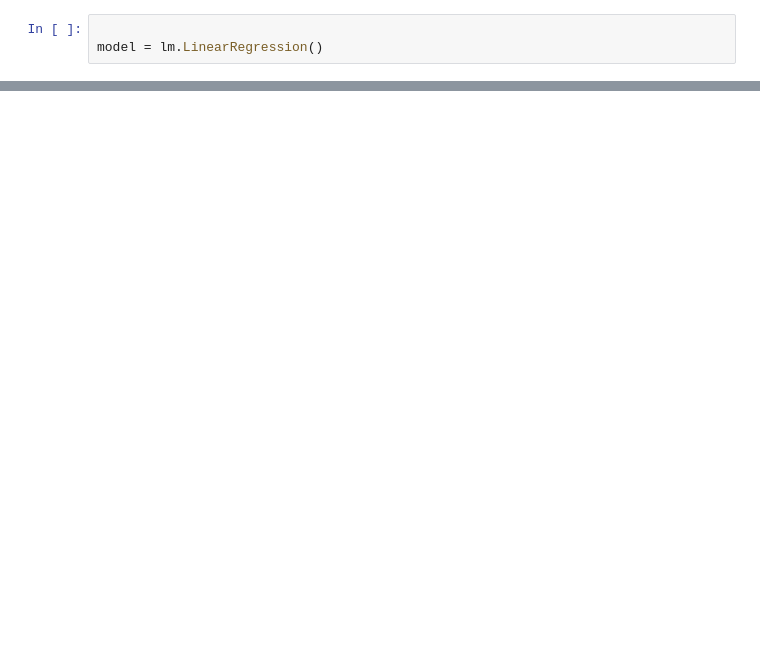
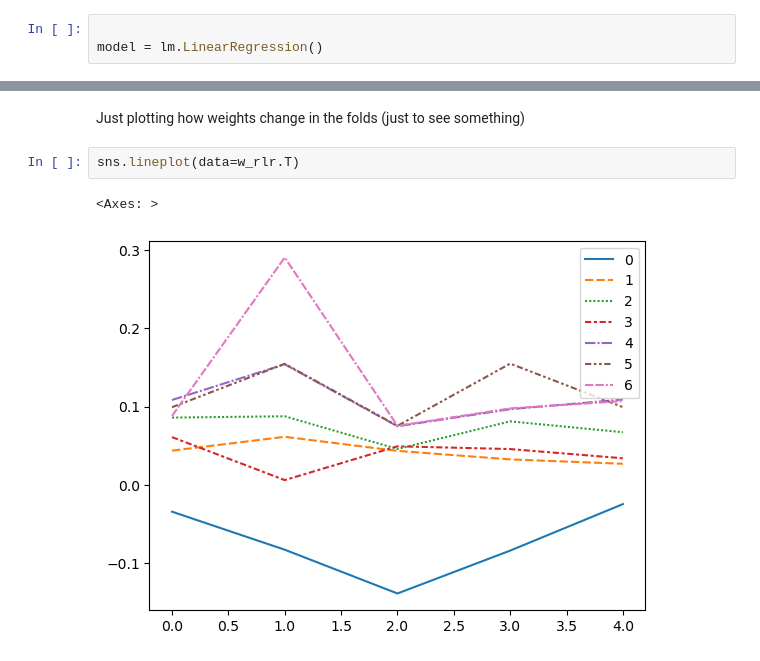
Before and after one commit to DaSquire/Intro_To_ML, a Jupyter notebook: Project2/regression.ipynb, the cells around one changed output, grey strips where cells are left out. Saved outputs shown, nothing was run; the diff lists cells and outputs as text; blank space fills up the shorter version.

```diff
--- a/Project2/regression.ipynb
+++ b/Project2/regression.ipynb
@@ -139,0 +169,7 @@ for train_index, test_index in CV.split(X,y):
+# %% [markdown]
+ Just plotting how weights change in the folds (just to see something)
+# %%
+sns.lineplot(data=w_rlr.T)
+# %% [output]
+<Axes: >
+[figure, added]
```
Also changed, not shown: parts of 8 cells of this notebook.
